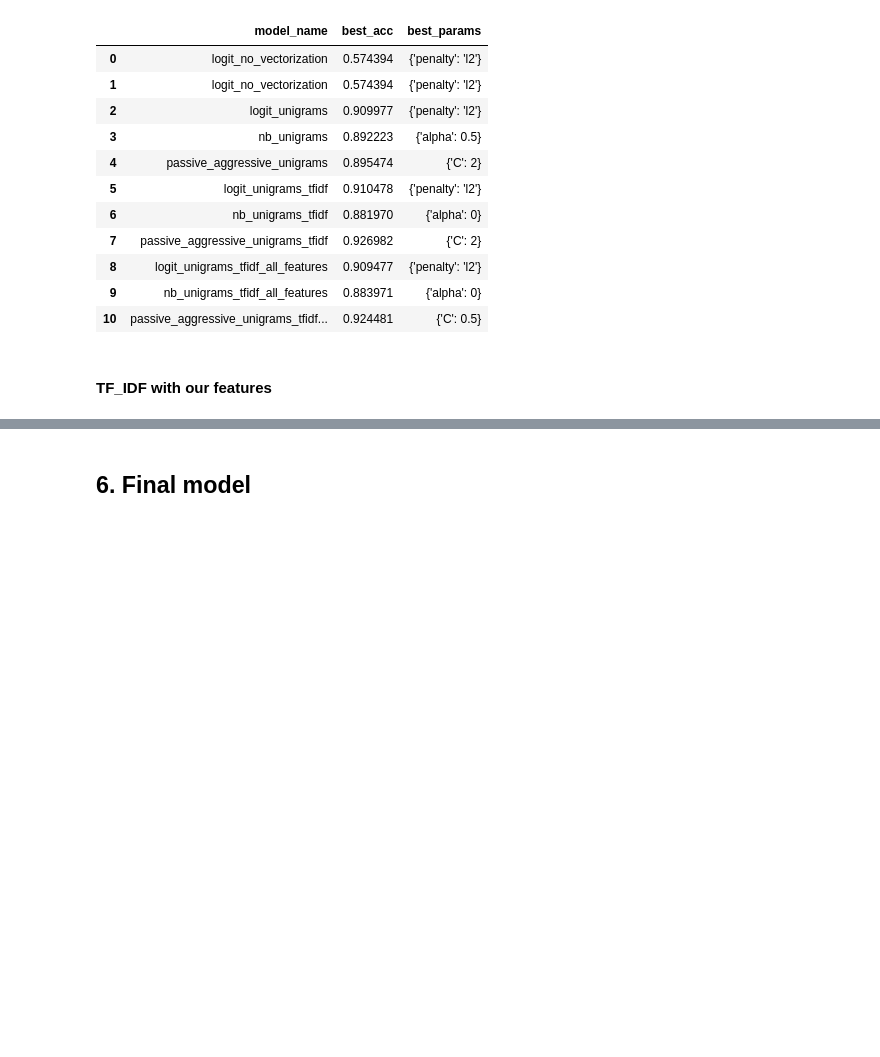
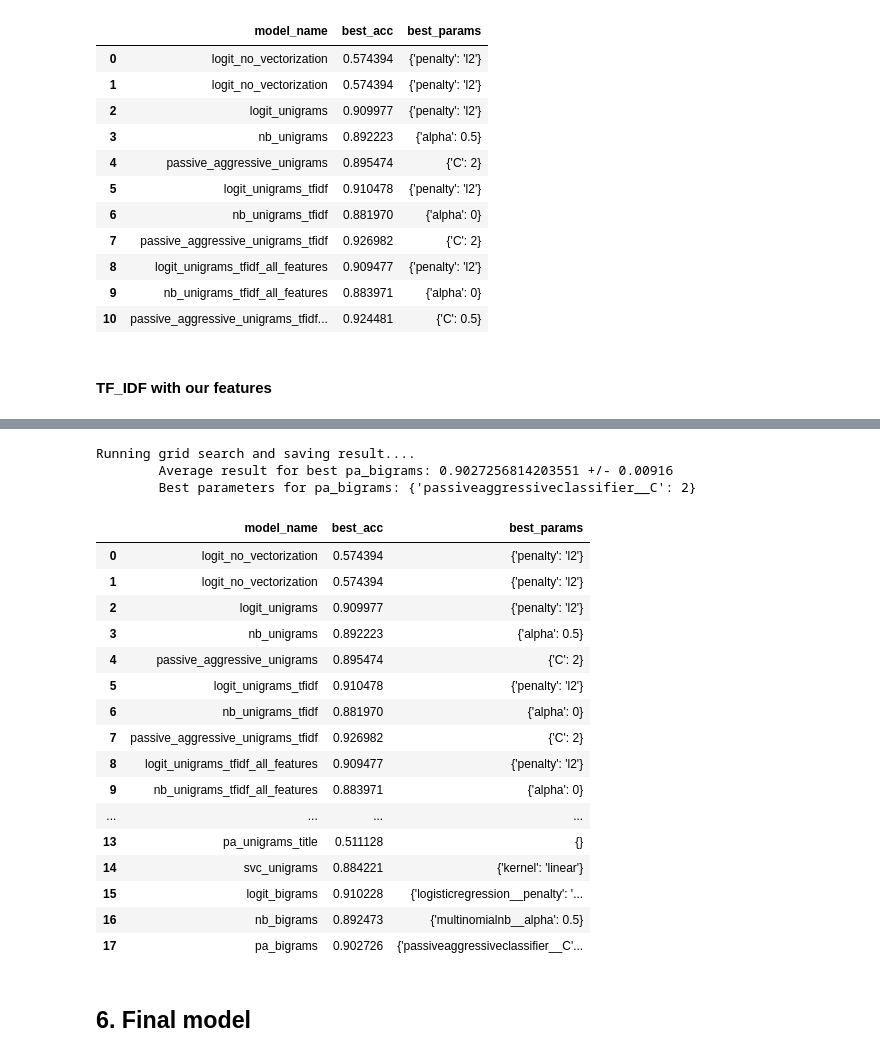
Before and after one commit to cutendorf/NLP-Fakenews, a Jupyter notebook: NLP-Fakenews_ChristineDan.ipynb, the cells around one changed output, grey strips where cells are left out. Saved outputs shown, nothing was run; the diff lists cells and outputs as text; code cells hidden in the pictures; blank space fills up the shorter version.

```diff
--- a/NLP-Fakenews_ChristineDan.ipynb
+++ b/NLP-Fakenews_ChristineDan.ipynb
@@ -768,0 +772,2 @@ Shape: (3999,)
+# %%
+train_all_features = pd.read_csv("data/train_all_features.csv")
@@ -1112,18 +1332,38 @@ pd.read_csv("models/model_results.csv")
 # %%
 pa_bigrams = {
     "model": PassiveAggressiveClassifier(),
-    "name": "passive_aggressive_bigrams",
+    "name": "pa_bigrams",
     "params": {
-        "C": [0, 0.5, 1, 2]
-    }
+        "passiveaggressiveclassifier__C": [0, 0.5, 1, 2]
+    },
+    "vectorizer": CountVectorizer(ngram_range=[2,2])
 }
 
 print("Running grid search and saving result....")
-save_result(grid_search_model(bigram_frame,
-                              pa_bigrams,
-                              drop=list(train_all_features.columns[8:])))
+save_result(ngram_grid_search(train_all_features, pa_bigrams))
 
 pd.read_csv("models/model_results.csv")
+# %% [output]
+Running grid search and saving result....
+        Average result for best pa_bigrams: 0.9027256814203551 +/- 0.00916
+        Best parameters for pa_bigrams: {'passiveaggressiveclassifier__C': 2}
+|  | model_name | best_acc | best_params |
+| 0 | logit_no_vectorization | 0.574394 | {'penalty': 'l2'} |
+| 1 | logit_no_vectorization | 0.574394 | {'penalty': 'l2'} |
+| 2 | logit_unigrams | 0.909977 | {'penalty': 'l2'} |
+| 3 | nb_unigrams | 0.892223 | {'alpha': 0.5} |
+| 4 | passive_aggressive_unigrams | 0.895474 | {'C': 2} |
+| 5 | logit_unigrams_tfidf | 0.910478 | {'penalty': 'l2'} |
+| 6 | nb_unigrams_tfidf | 0.881970 | {'alpha': 0} |
+| 7 | passive_aggressive_unigrams_tfidf | 0.926982 | {'C': 2} |
+| 8 | logit_unigrams_tfidf_all_features | 0.909477 | {'penalty': 'l2'} |
+| 9 | nb_unigrams_tfidf_all_features | 0.883971 | {'alpha': 0} |
+| ... | ... | ... | ... |
+| 13 | pa_unigrams_title | 0.511128 | {} |
+| 14 | svc_unigrams | 0.884221 | {'kernel': 'linear'} |
+| 15 | logit_bigrams | 0.910228 | {'logisticregression__penalty': '... |
+| 16 | nb_bigrams | 0.892473 | {'multinomialnb__alpha': 0.5} |
+| 17 | pa_bigrams | 0.902726 | {'passiveaggressiveclassifier__C'... |
 # %% [markdown]
 ## 6. Final model
 # %% [markdown]
```
Also changed, not shown: parts of 17 cells of this notebook, 1 other file.
